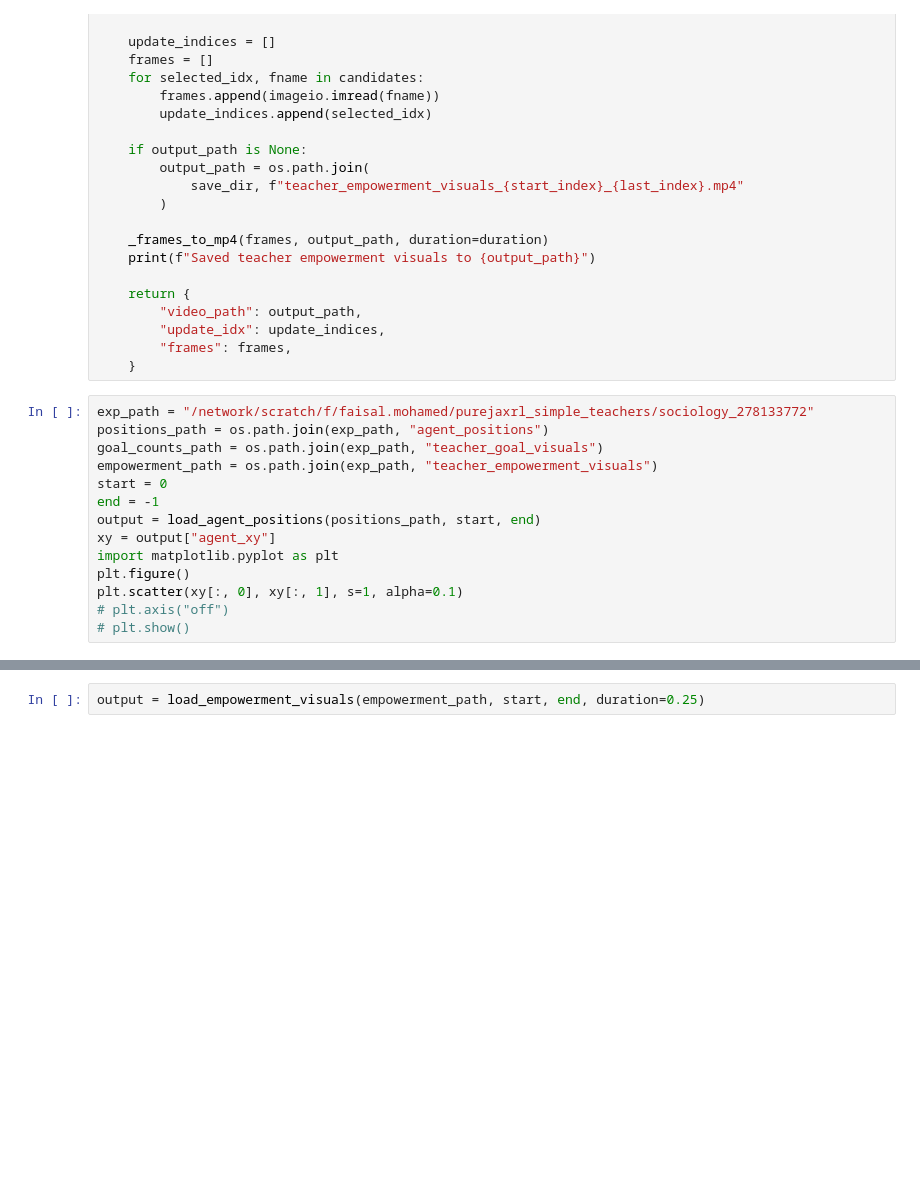
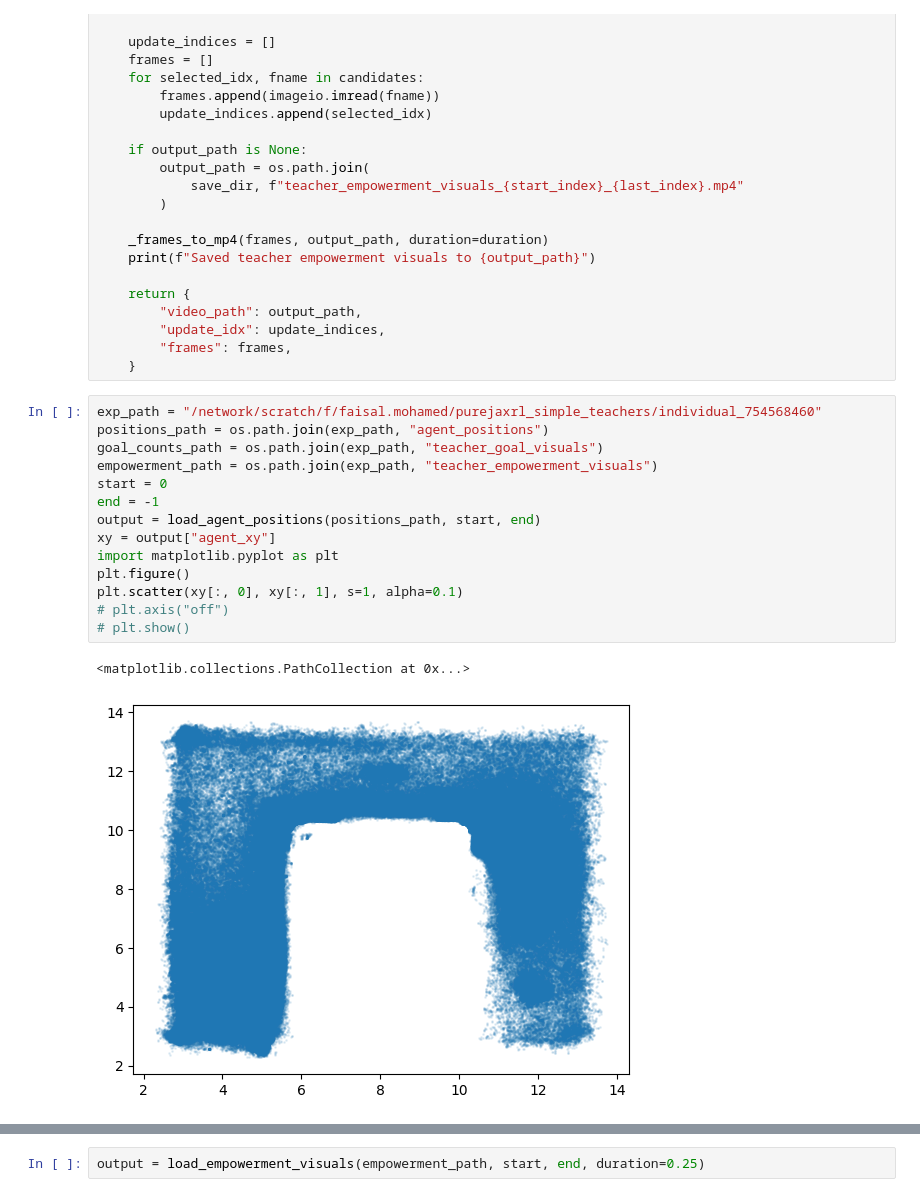
Before and after one commit to FaisalAhmed0/empowerment_agent_assistance_ppo, a Jupyter notebook: visualizations.ipynb, the cells around one changed output, grey strips where cells are left out. Cells and saved outputs as stored; diff of their text form; blank space fills up the shorter version.

```diff
--- a/visualizations.ipynb
+++ b/visualizations.ipynb
@@ -425,18 +425,21 @@ def load_empowerment_visuals(
         "frames": frames,
     }
 # %%
-exp_path = "/network/scratch/f/faisal.mohamed/purejaxrl_simple_teachers/sociology_278133772"
+exp_path = "/network/scratch/f/faisal.mohamed/purejaxrl_simple_teachers/individual_754568460"
 positions_path = os.path.join(exp_path, "agent_positions")
 goal_counts_path = os.path.join(exp_path, "teacher_goal_visuals")
 empowerment_path = os.path.join(exp_path, "teacher_empowerment_visuals")
 start = 0
 end = -1
 output = load_agent_positions(positions_path, start, end)
 xy = output["agent_xy"]
 import matplotlib.pyplot as plt
 plt.figure()
 plt.scatter(xy[:, 0], xy[:, 1], s=1, alpha=0.1)
 # plt.axis("off")
 # plt.show()
+# %% [output]
+<matplotlib.collections.PathCollection at 0x...>
+[figure, added]
 # %%
 output = load_teacher_goal_visuals(goal_counts_path, start, end, duration=1)
```
Also changed, not shown: parts of 2 cells of this notebook, 2 other files.
